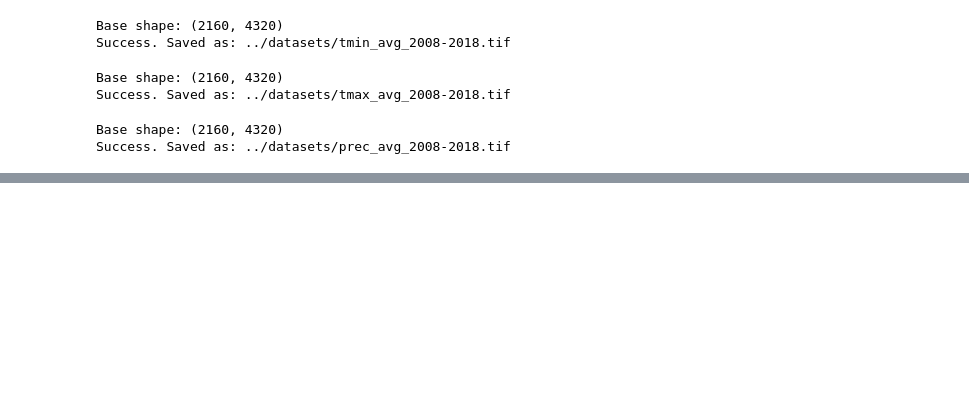
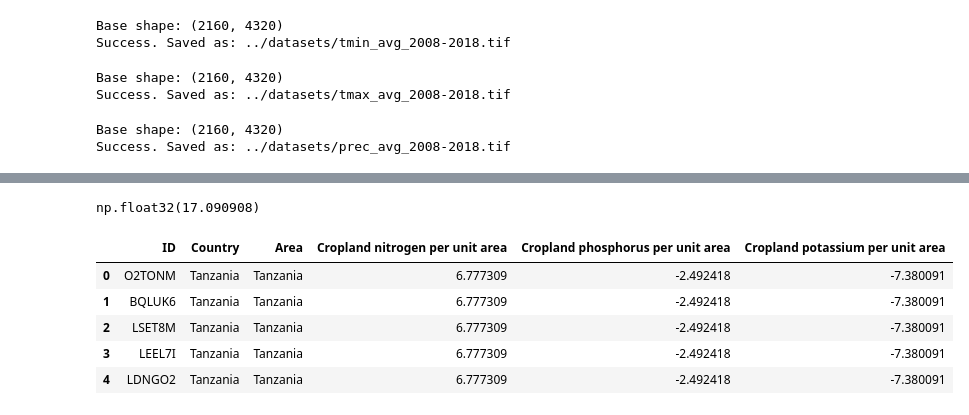
Before and after one commit to lucknera/projekt_interdyscyplinarny, a Jupyter notebook: models/olek-fe.ipynb, the cells around one changed output, grey strips where cells are left out. Saved outputs shown, nothing was run; the diff lists cells and outputs as text; code cells hidden in the pictures; blank space fills up the shorter version.

```diff
--- a/models/olek-fe.ipynb
+++ b/models/olek-fe.ipynb
@@ -302,0 +327,15 @@ def get_pixel_value(coords, files):
+# %%
+tmin = worldclim_df["tmin_avg"]
+tmin.max() - tmin.min()
+# %% [output]
+np.float32(17.090908)
+# %%
+features_comb = pd.read_csv('../features/olek-features.csv')
+features_comb.head()
+# %% [output]
+|  | ID | Country | Area | Cropland nitrogen per unit area | Cropland phosphorus per unit area | Cropland potassium per unit area |
+| 0 | O2TONM | Tanzania | Tanzania | 6.777309 | -2.492418 | -7.380091 |
+| 1 | BQLUK6 | Tanzania | Tanzania | 6.777309 | -2.492418 | -7.380091 |
+| 2 | LSET8M | Tanzania | Tanzania | 6.777309 | -2.492418 | -7.380091 |
+| 3 | LEEL7I | Tanzania | Tanzania | 6.777309 | -2.492418 | -7.380091 |
+| 4 | LDNGO2 | Tanzania | Tanzania | 6.777309 | -2.492418 | -7.380091 |
```
Also changed, not shown: parts of 8 cells of this notebook.
